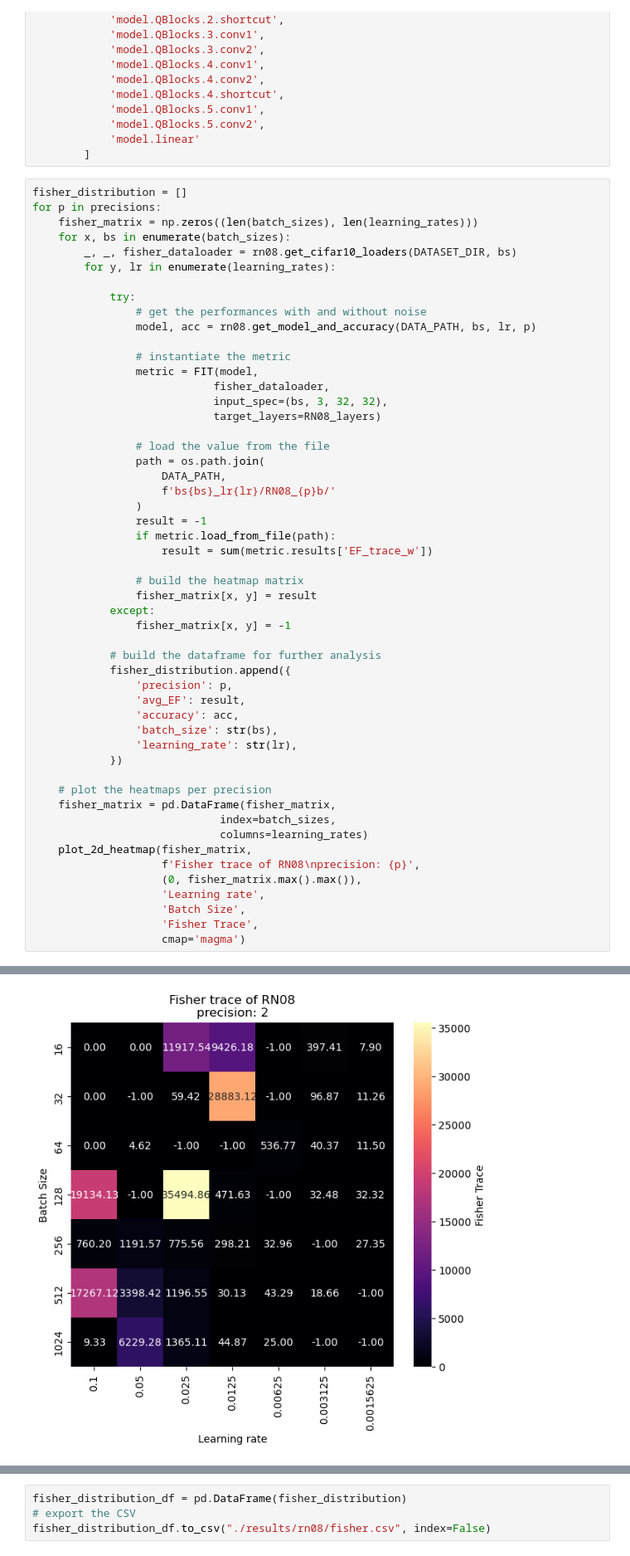
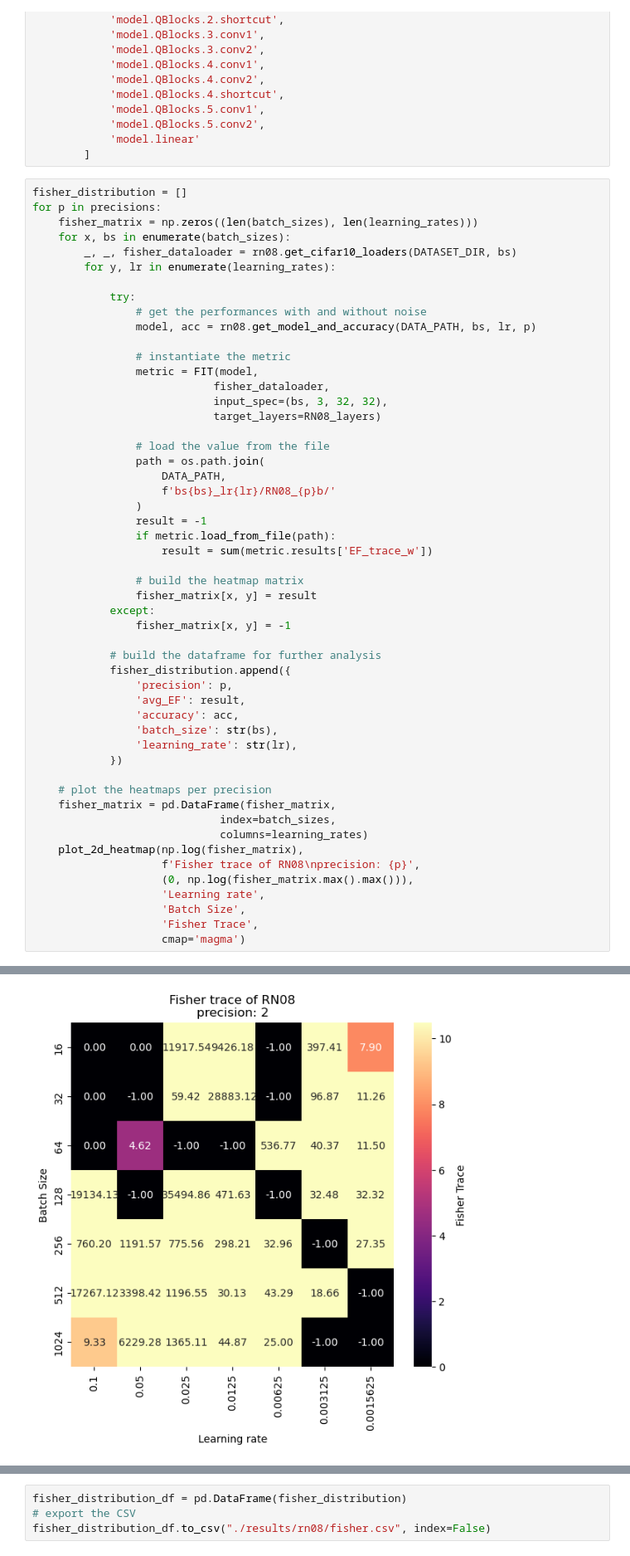
Before and after one commit to Vis4SciML/loss_landscape_taxonomy, a Jupyter notebook: workspace/notebooks/fisher_analysis.ipynb, the cells around one changed output, grey strips where cells are left out. Shown at 83% size. Saved outputs shown, nothing was run; the diff lists cells and outputs as text.

```diff
--- a/workspace/notebooks/fisher_analysis.ipynb
+++ b/workspace/notebooks/fisher_analysis.ipynb
@@ -287,36 +287,36 @@ for p in precisions:
             })
 
     # plot the heatmaps per precision
     fisher_matrix = pd.DataFrame(fisher_matrix,
                              index=batch_sizes,
                              columns=learning_rates)
-    plot_2d_heatmap(fisher_matrix,
+    plot_2d_heatmap(np.log(fisher_matrix),
                     f'Fisher trace of RN08\nprecision: {p}',
-                    (0, fisher_matrix.max().max()),
+                    (0, np.log(fisher_matrix.max().max())),
                     'Learning rate',
                     'Batch Size',
                     'Fisher Trace',
                     cmap='magma')
 # %% [output]
 Files already downloaded and verified
 File fisher.pkl not found!
 Files already downloaded and verified
 File not found! (/data/tbaldi/work/checkpoint/bs32_lr0.05/RN08_2b/net_1_best.pkl)
 File not found! (/data/tbaldi/work/checkpoint/bs32_lr0.00625/RN08_2b/net_1_best.pkl)
 Files already downloaded and verified
 File not found! (/data/tbaldi/work/checkpoint/bs64_lr0.025/RN08_2b/net_1_best.pkl)
 File not found! (/data/tbaldi/work/checkpoint/bs64_lr0.0125/RN08_2b/net_1_best.pkl)
 Files already downloaded and verified
 File not found! (/data/tbaldi/work/checkpoint/bs128_lr0.05/RN08_2b/net_1_best.pkl)
 File not found! (/data/tbaldi/work/checkpoint/bs128_lr0.00625/RN08_2b/net_1_best.pkl)
 Files already downloaded and verified
 File not found! (/data/tbaldi/work/checkpoint/bs256_lr0.003125/RN08_2b/net_1_best.pkl)
 Files already downloaded and verified
 File not found! (/data/tbaldi/work/checkpoint/bs512_lr0.0015625/RN08_2b/net_1_best.pkl)
 Files already downloaded and verified
 File not found! (/data/tbaldi/work/checkpoint/bs1024_lr0.003125/RN08_2b/net_1_best.pkl)
 File not found! (/data/tbaldi/work/checkpoint/bs1024_lr0.0015625/RN08_2b/net_1_best.pkl)
-[figure, old version]
+[figure, new version]
 Files already downloaded and verified
 File fisher.pkl not found!
 Files already downloaded and verified
```
Also changed, not shown: parts of 1 cell of this notebook, 5 other files.
